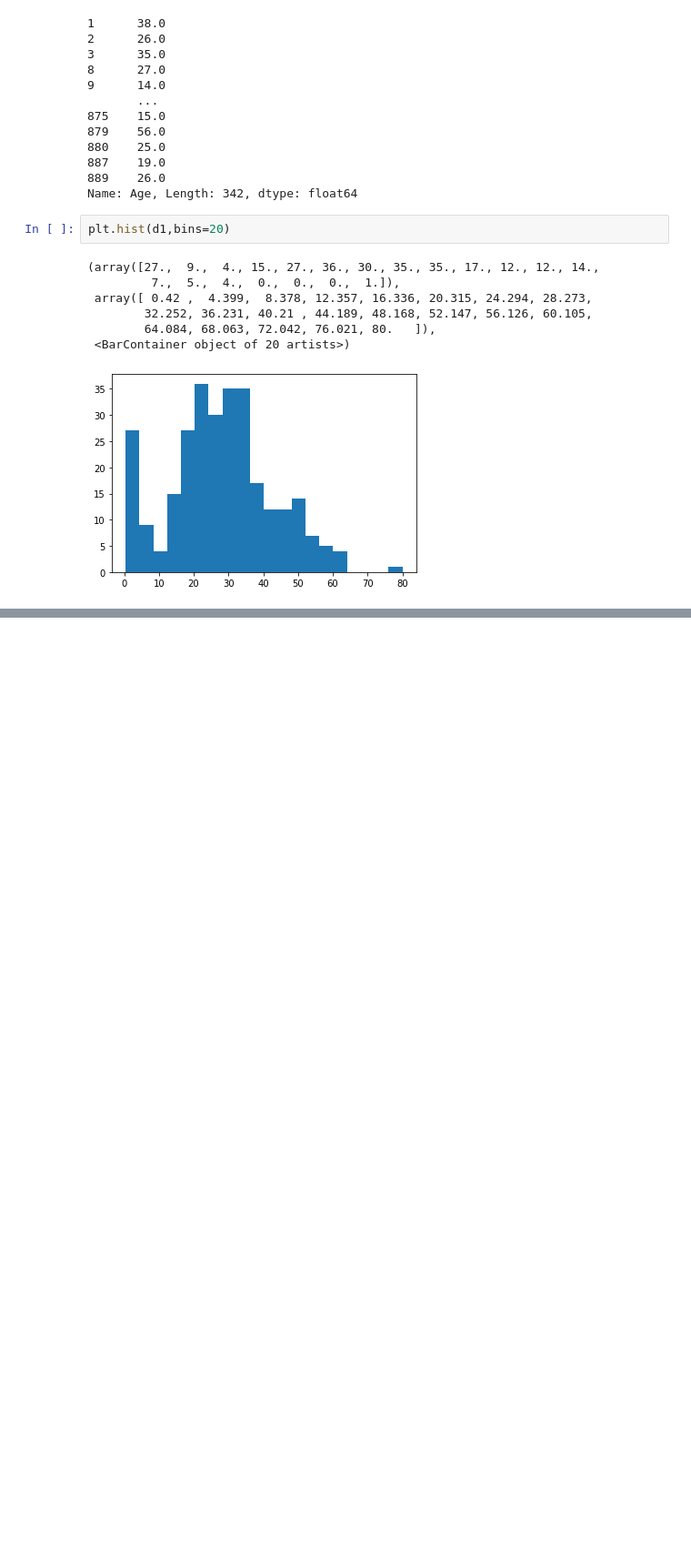
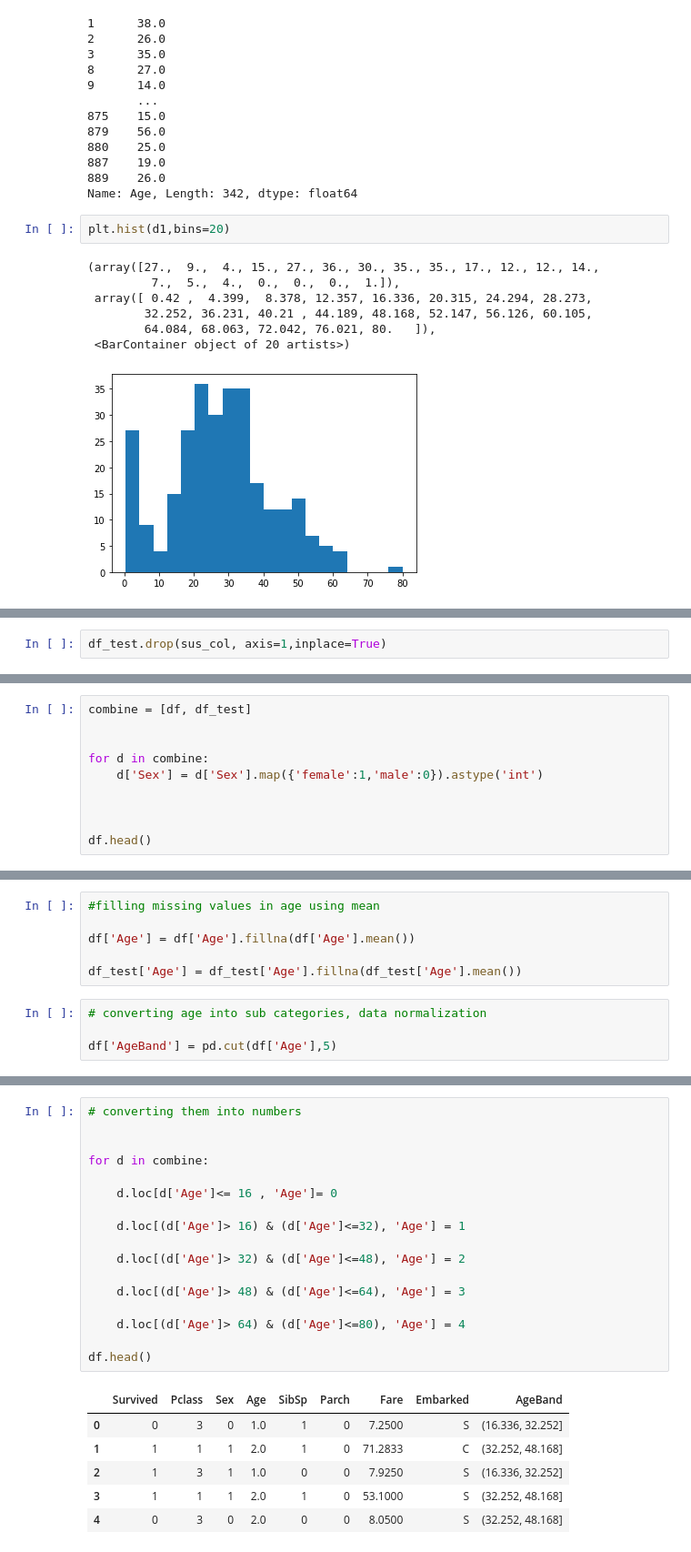
Before and after one commit to tarunguntaka/Kaggle, a Jupyter notebook: Titanic.ipynb, the cells around one changed output, grey strips where cells are left out. Shown at 91% size. Saved outputs shown, nothing was run; the diff lists cells and outputs as text; blank space fills up the shorter version.

```diff
--- a/Titanic.ipynb
+++ b/Titanic.ipynb
@@ -126,0 +190,2 @@ plt.hist(d1,bins=20)
+# %%
+df_test.drop(sus_col, axis=1,inplace=True)
@@ -126,0 +216,10 @@ plt.hist(d1,bins=20)
+# %%
+combine = [df, df_test]
+
+
+for d in combine:
+    d['Sex'] = d['Sex'].map({'female':1,'male':0}).astype('int')
+
+
+
+df.head()
@@ -126,0 +233,10 @@ plt.hist(d1,bins=20)
+# %%
+#filling missing values in age using mean
+
+df['Age'] = df['Age'].fillna(df['Age'].mean())
+
+df_test['Age'] = df_test['Age'].fillna(df_test['Age'].mean())
+# %%
+# converting age into sub categories, data normalization
+
+df['AgeBand'] = pd.cut(df['Age'],5)
@@ -126,0 +252,24 @@ plt.hist(d1,bins=20)
+# %%
+# converting them into numbers
+
+
+for d in combine:
+
+    d.loc[d['Age']<= 16 , 'Age']= 0
+
+    d.loc[(d['Age']> 16) & (d['Age']<=32), 'Age'] = 1
+
+    d.loc[(d['Age']> 32) & (d['Age']<=48), 'Age'] = 2
+
+    d.loc[(d['Age']> 48) & (d['Age']<=64), 'Age'] = 3
+
+    d.loc[(d['Age']> 64) & (d['Age']<=80), 'Age'] = 4
+
+df.head()
+# %% [output]
+|  | Survived | Pclass | Sex | Age | SibSp | Parch | Fare | Embarked | AgeBand |
+| 0 | 0 | 3 | 0 | 1.0 | 1 | 0 | 7.2500 | S | (16.336, 32.252] |
+| 1 | 1 | 1 | 1 | 2.0 | 1 | 0 | 71.2833 | C | (32.252, 48.168] |
+| 2 | 1 | 3 | 1 | 1.0 | 0 | 0 | 7.9250 | S | (16.336, 32.252] |
+| 3 | 1 | 1 | 1 | 2.0 | 1 | 0 | 53.1000 | S | (32.252, 48.168] |
+| 4 | 0 | 3 | 0 | 2.0 | 0 | 0 | 8.0500 | S | (32.252, 48.168] |
```
Also changed, not shown: parts of 35 cells of this notebook, 1 other file.
